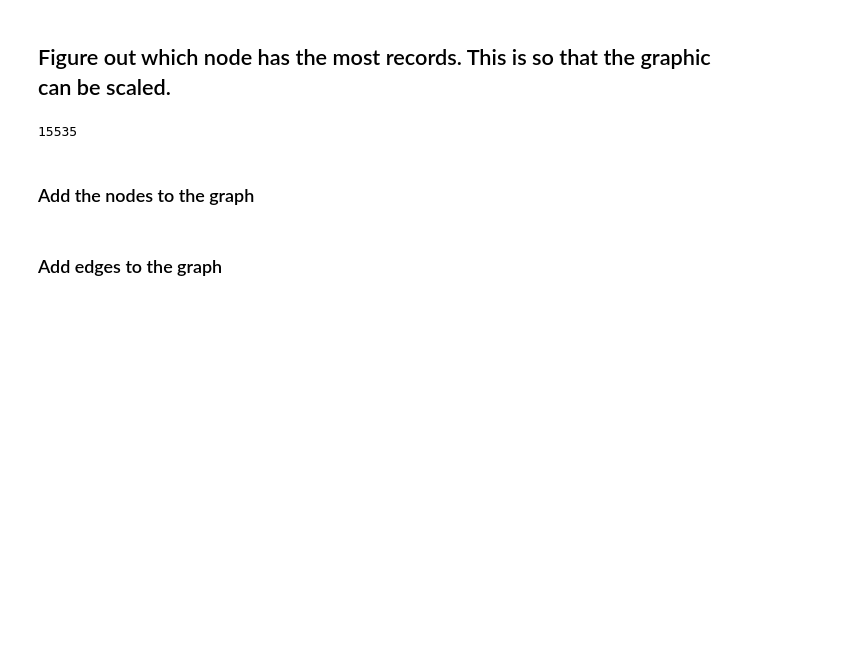
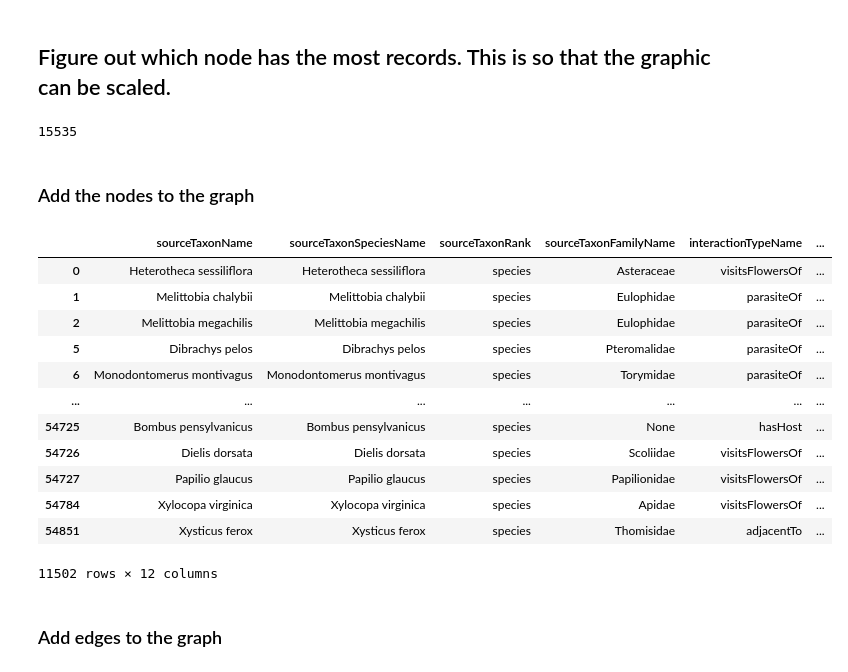
Before and after one commit to AgentschapPlantentuinMeise/interactias, a Jupyter notebook: notebook/interactias.ipynb, the cells around one changed output. Cells and saved outputs as stored; diff of their text form; code cells hidden in the pictures; blank space fills up the shorter version.

```diff
--- a/notebook/interactias.ipynb
+++ b/notebook/interactias.ipynb
@@ -565,6 +620,22 @@ for index, row in taxaFoundInCountry.iterrows():
     #create a list of node sizes scaled for the network visulization
     #The square root ensures that the node area is proportional to the occupancy, rather than the radius
     dictOfNodeSizes[row['species']] = math.sqrt(int(row['count']/maxRecords*100))*10
+# %%
+cleanInteractDataTaxon
+# %% [output]
+|  | sourceTaxonName | sourceTaxonSpeciesName | sourceTaxonRank | sourceTaxonFamilyName | interactionTypeName | ... |
+| 0 | Heterotheca sessiliflora | Heterotheca sessiliflora | species | Asteraceae | visitsFlowersOf | ... |
+| 1 | Melittobia chalybii | Melittobia chalybii | species | Eulophidae | parasiteOf | ... |
+| 2 | Melittobia megachilis | Melittobia megachilis | species | Eulophidae | parasiteOf | ... |
+| 5 | Dibrachys pelos | Dibrachys pelos | species | Pteromalidae | parasiteOf | ... |
+| 6 | Monodontomerus montivagus | Monodontomerus montivagus | species | Torymidae | parasiteOf | ... |
+| ... | ... | ... | ... | ... | ... | ... |
+| 54725 | Bombus pensylvanicus | Bombus pensylvanicus | species | None | hasHost | ... |
+| 54726 | Dielis dorsata | Dielis dorsata | species | Scoliidae | visitsFlowersOf | ... |
+| 54727 | Papilio glaucus | Papilio glaucus | species | Papilionidae | visitsFlowersOf | ... |
+| 54784 | Xylocopa virginica | Xylocopa virginica | species | Apidae | visitsFlowersOf | ... |
+| 54851 | Xysticus ferox | Xysticus ferox | species | Thomisidae | adjacentTo | ... |
+11502 rows × 12 columns
 # %% [markdown]
 ### Add edges to the graph
 # %%
```
Also changed, not shown: parts of 41 cells of this notebook, 1 other file.
